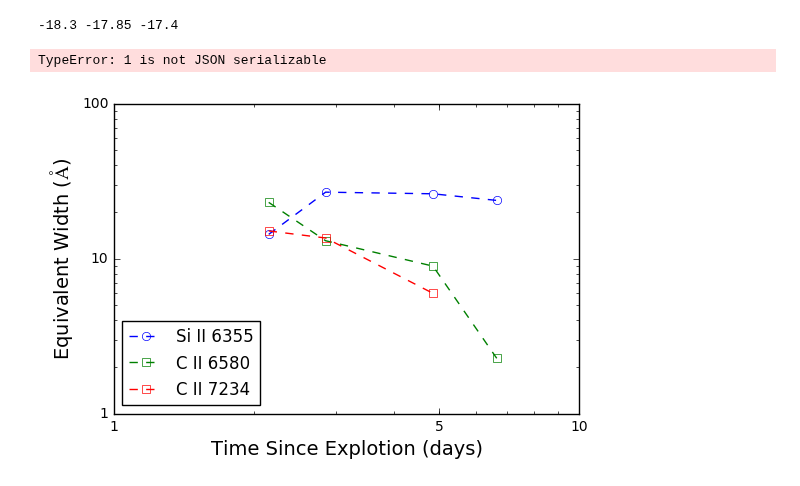
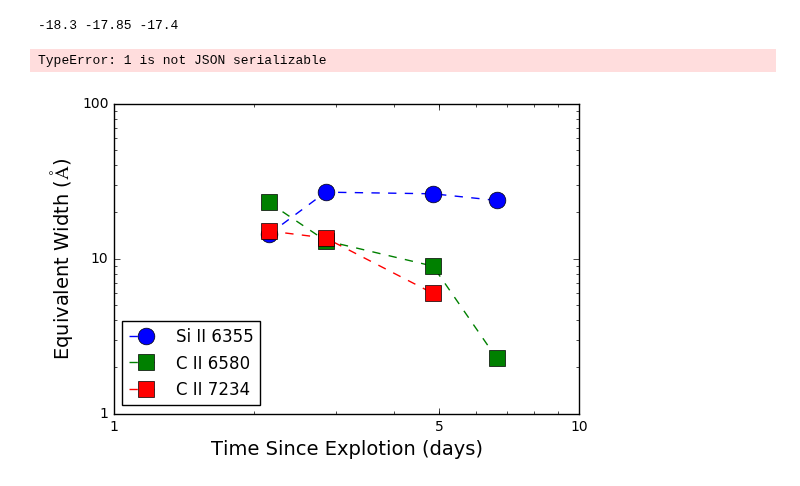
Before and after one commit to ycao-cit/iPTF16abc, a Jupyter notebook: data/spec/LineVelocities.ipynb, the cells around one changed output. Saved outputs shown, nothing was run; the diff lists cells and outputs as text; code cells hidden in the pictures.

```diff
--- a/data/spec/LineVelocities.ipynb
+++ b/data/spec/LineVelocities.ipynb
@@ -300,34 +300,28 @@ print(t_range[idx-i], t_range[idx], t_range[idx+i])
 # %%
 ax = plt.subplot(111)
 ax.set_xscale("log", nonposx='clip')
 ax.set_yscale("log", nonposy='clip')
 
 t0 = -17.95
 
-ax.plot(phase - t0, EW, 'bo--',
-        markerfacecolor='none',
-        markeredgecolor='blue',
+ax.plot(phase - t0, EW, 'bo--', markersize=12,
         label="Si II 6355")
-ax.plot(C_6580_phase - t0, C_6580_EW, 'gs--',
-        markerfacecolor='none',
-        markeredgecolor='green',
+ax.plot(C_6580_phase - t0, C_6580_EW, 'gs--', markersize=12,
         label="C II 6580")
-ax.plot(C_7234_phase - t0, C_7234_EW, 'rs--',
-        markerfacecolor='none',
-        markeredgecolor='red',
+ax.plot(C_7234_phase - t0, C_7234_EW, 'rs--', markersize=12,
         label="C II 7234")
 
 ax.set_xlim(1, 10)
 ax.set_ylim(10, 20)
 ax.set_xticks([1, 5, 10])
 ax.set_xticklabels(["1", "5", "10"])
 ax.set_yticks([1, 10, 100])
 ax.set_yticklabels(["1", "10", "100"])
 ax.set_xlabel("Time Since Explotion (days)", fontsize=14)
 ax.set_ylabel("Equivalent Width ($\\rm{\\AA}$)", fontsize=14)
 ax.legend(loc="lower left", numpoints=1)
 
 plt.savefig("EW.pdf")
 # %% [output]
 TypeError: 1 is not JSON serializable
-[figure, old version]
+[figure, new version]
```
Also changed, not shown: parts of 1 cell of this notebook, 32 other files.
